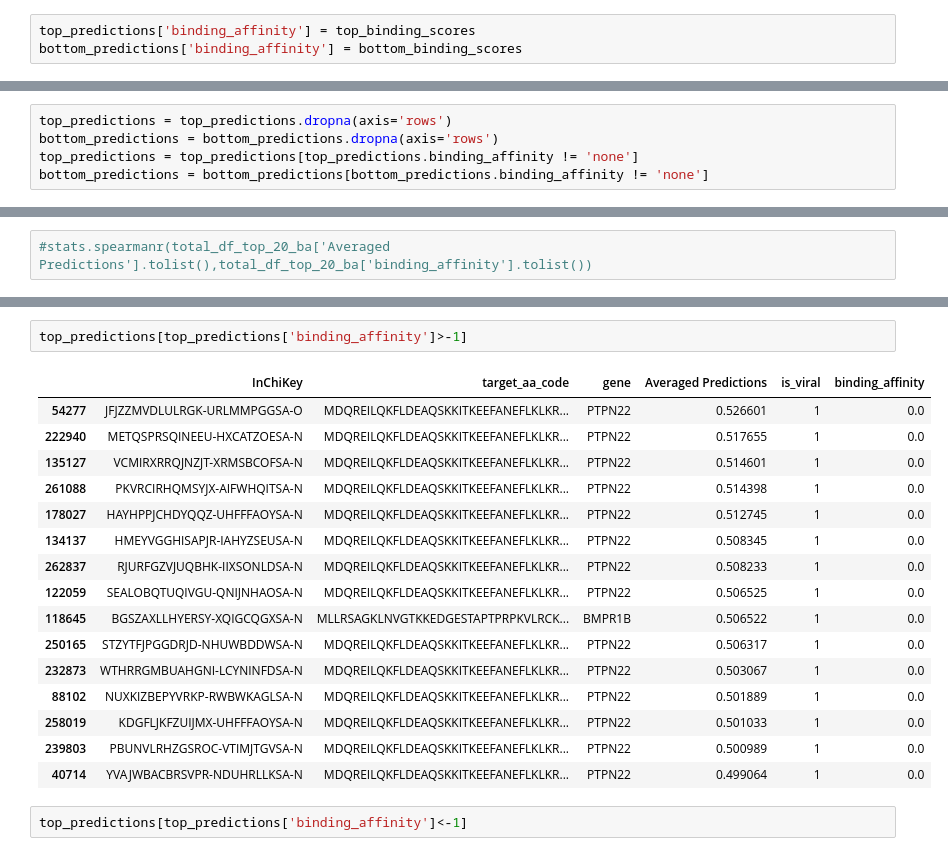
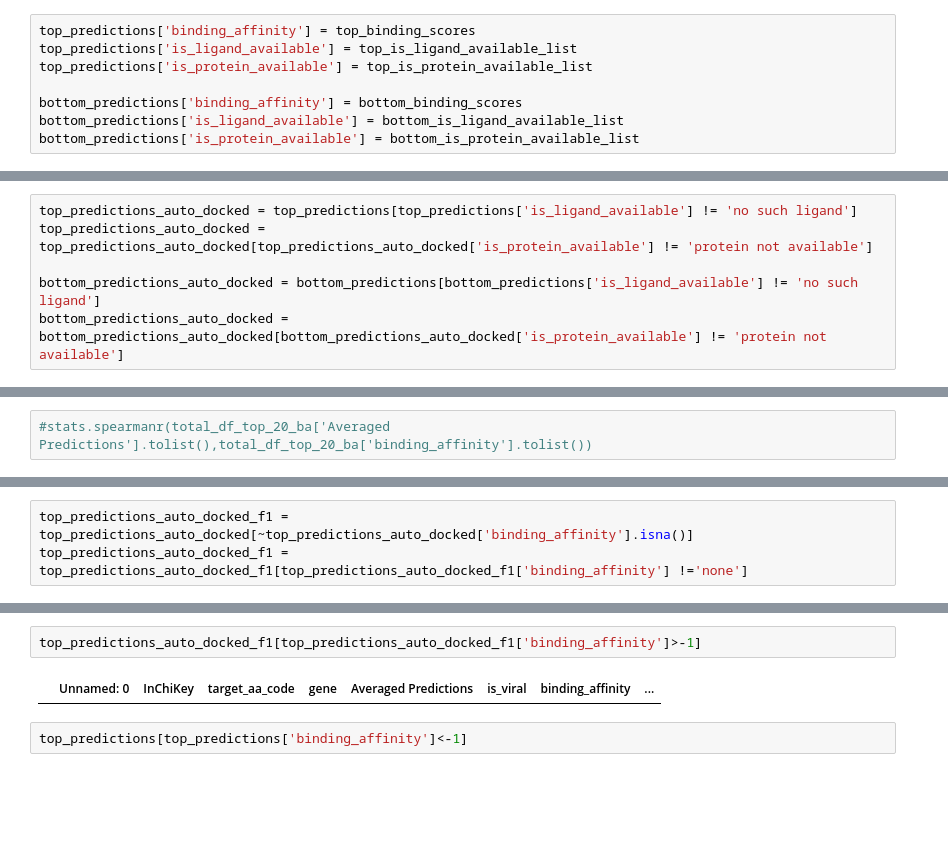
Before and after one commit to Barabasi-Lab/AI-Bind, a Jupyter notebook: Validation/SARS-CoV-2 Predictions Analysis VecNet.ipynb, the cells around one changed output, grey strips where cells are left out. Drawn from its saved outputs; the diff is of its cells as text; blank space fills up the shorter version.

```diff
--- a/Validation/SARS-CoV-2 Predictions Analysis VecNet.ipynb
+++ b/Validation/SARS-CoV-2 Predictions Analysis VecNet.ipynb
@@ -455,3 +204,8 @@ for index, row in tqdm(bottom_predictions.iterrows()):
 # %%
 top_predictions['binding_affinity'] = top_binding_scores
+top_predictions['is_ligand_available'] = top_is_ligand_available_list
+top_predictions['is_protein_available'] = top_is_protein_available_list
+
 bottom_predictions['binding_affinity'] = bottom_binding_scores
+bottom_predictions['is_ligand_available'] = bottom_is_ligand_available_list
+bottom_predictions['is_protein_available'] = bottom_is_protein_available_list
@@ -468,7 +212,2 @@ See the caveats in the documentation: https://pandas.pydata.org/pandas-docs/stab
-# %%
-top_predictions = top_predictions.dropna(axis='rows')
-bottom_predictions = bottom_predictions.dropna(axis='rows')
-top_predictions = top_predictions[top_predictions.binding_affinity != 'none']
-bottom_predictions = bottom_predictions[bottom_predictions.binding_affinity != 'none']
 # %%
 total_df = pd.concat([top_predictions,bottom_predictions])
@@ -474,0 +222,6 @@ total_df = pd.concat([top_predictions,bottom_predictions])
+# %%
+top_predictions_auto_docked = top_predictions[top_predictions['is_ligand_available'] != 'no such ligand']
+top_predictions_auto_docked = top_predictions_auto_docked[top_predictions_auto_docked['is_protein_available'] != 'protein not available']
+
+bottom_predictions_auto_docked = bottom_predictions[bottom_predictions['is_ligand_available'] != 'no such ligand']
+bottom_predictions_auto_docked = bottom_predictions_auto_docked[bottom_predictions_auto_docked['is_protein_available'] != 'protein not available']
@@ -546,0 +277,3 @@ top_predictions.sort_values('binding_affinity').head(10)
+# %%
+top_predictions_auto_docked_f1 = top_predictions_auto_docked[~top_predictions_auto_docked['binding_affinity'].isna()]
+top_predictions_auto_docked_f1 = top_predictions_auto_docked_f1[top_predictions_auto_docked_f1['binding_affinity'] !='none']
@@ -699,22 +514,7 @@ len(set(pd.concat([top_predictions,bottom_predictions])['InChiKey'].tolist()))/l
 # %%
-top_predictions[top_predictions['binding_affinity']>-1]
+top_predictions_auto_docked_f1[top_predictions_auto_docked_f1['binding_affinity']>-1]
 # %% [output]
-|  | InChiKey | target_aa_code | gene | Averaged Predictions | is_viral | binding_affinity |
-| 54277 | JFJZZMVDLULRGK-URLMMPGGSA-O | MDQREILQKFLDEAQSKKITKEEFANEFLKLKR... | PTPN22 | 0.526601 | 1 | 0.0 |
-| 222940 | METQSPRSQINEEU-HXCATZOESA-N | MDQREILQKFLDEAQSKKITKEEFANEFLKLKR... | PTPN22 | 0.517655 | 1 | 0.0 |
-| 135127 | VCMIRXRRQJNZJT-XRMSBCOFSA-N | MDQREILQKFLDEAQSKKITKEEFANEFLKLKR... | PTPN22 | 0.514601 | 1 | 0.0 |
-| 261088 | PKVRCIRHQMSYJX-AIFWHQITSA-N | MDQREILQKFLDEAQSKKITKEEFANEFLKLKR... | PTPN22 | 0.514398 | 1 | 0.0 |
-| 178027 | HAYHPPJCHDYQQZ-UHFFFAOYSA-N | MDQREILQKFLDEAQSKKITKEEFANEFLKLKR... | PTPN22 | 0.512745 | 1 | 0.0 |
-| 134137 | HMEYVGGHISAPJR-IAHYZSEUSA-N | MDQREILQKFLDEAQSKKITKEEFANEFLKLKR... | PTPN22 | 0.508345 | 1 | 0.0 |
-| 262837 | RJURFGZVJUQBHK-IIXSONLDSA-N | MDQREILQKFLDEAQSKKITKEEFANEFLKLKR... | PTPN22 | 0.508233 | 1 | 0.0 |
-| 122059 | SEALOBQTUQIVGU-QNIJNHAOSA-N | MDQREILQKFLDEAQSKKITKEEFANEFLKLKR... | PTPN22 | 0.506525 | 1 | 0.0 |
-| 118645 | BGSZAXLLHYERSY-XQIGCQGXSA-N | MLLRSAGKLNVGTKKEDGESTAPTPRPKVLRCK... | BMPR1B | 0.506522 | 1 | 0.0 |
-| 250165 | STZYTFJPGGDRJD-NHUWBDDWSA-N | MDQREILQKFLDEAQSKKITKEEFANEFLKLKR... | PTPN22 | 0.506317 | 1 | 0.0 |
-| 232873 | WTHRRGMBUAHGNI-LCYNINFDSA-N | MDQREILQKFLDEAQSKKITKEEFANEFLKLKR... | PTPN22 | 0.503067 | 1 | 0.0 |
-| 88102 | NUXKIZBEPYVRKP-RWBWKAGLSA-N | MDQREILQKFLDEAQSKKITKEEFANEFLKLKR... | PTPN22 | 0.501889 | 1 | 0.0 |
-| 258019 | KDGFLJKFZUIJMX-UHFFFAOYSA-N | MDQREILQKFLDEAQSKKITKEEFANEFLKLKR... | PTPN22 | 0.501033 | 1 | 0.0 |
-| 239803 | PBUNVLRHZGSROC-VTIMJTGVSA-N | MDQREILQKFLDEAQSKKITKEEFANEFLKLKR... | PTPN22 | 0.500989 | 1 | 0.0 |
-| 40714 | YVAJWBACBRSVPR-NDUHRLLKSA-N | MDQREILQKFLDEAQSKKITKEEFANEFLKLKR... | PTPN22 | 0.499064 | 1 | 0.0 |
+|  | Unnamed: 0 | InChiKey | target_aa_code | gene | Averaged Predictions | is_viral | binding_affinity | ... |
 # %%
 top_predictions[top_predictions['binding_affinity']<-1]
 # %% [output]
```
Also changed, not shown: parts of 150 cells of this notebook, 25 other files.
